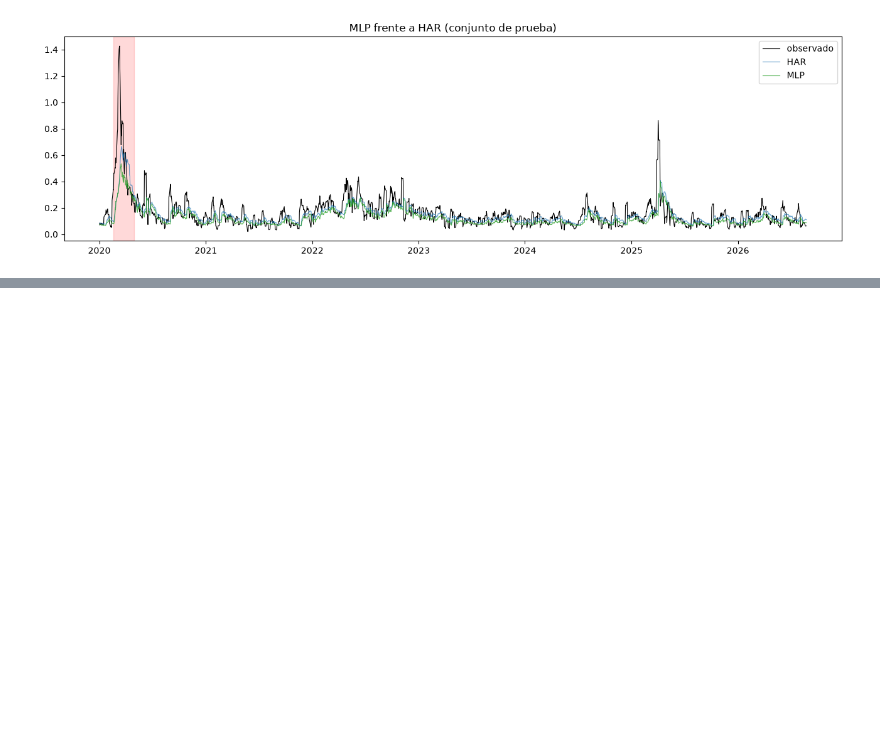
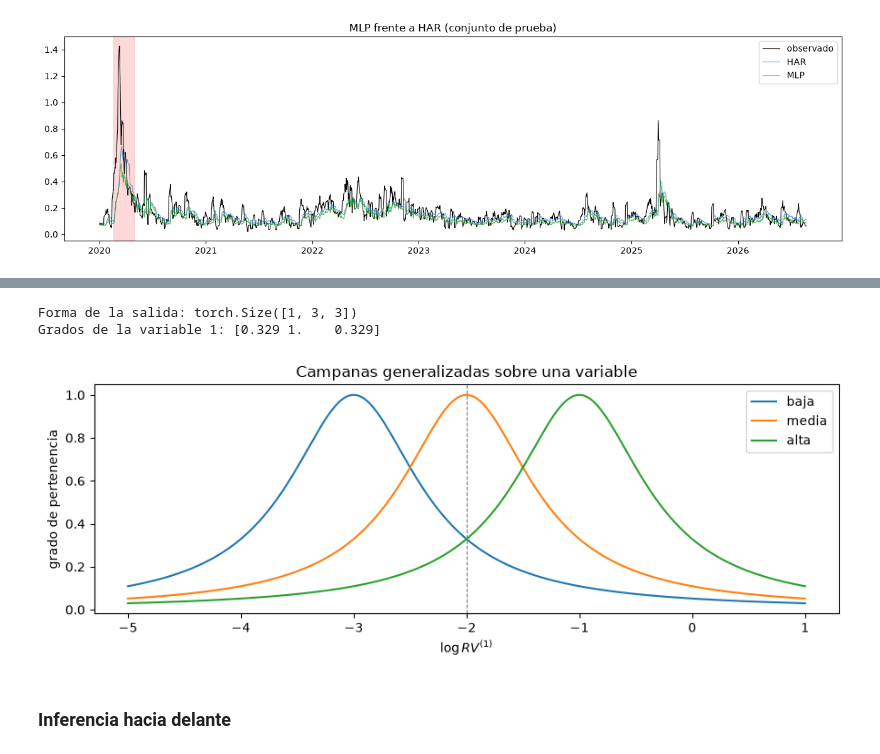
Before and after one commit to VictorSinNav/TFG, a Jupyter notebook: notebooks/02_modelos.ipynb, the cells around one changed output, grey strips where cells are left out. Saved outputs shown, nothing was run; the diff lists cells and outputs as text; code cells hidden in the pictures; blank space fills up the shorter version.

Commit message:
E.5.1 Funciones de pertenencia y E.5.2 Inferencia hacia delante

```diff
--- a/notebooks/02_modelos.ipynb
+++ b/notebooks/02_modelos.ipynb
@@ -213,0 +225,36 @@ plt.show()
+# %%
+import torch
+from src.anfis import CapaPertenencia
+
+# Prueba con parámetros puestos a mano, solo para ver la forma.
+capa = CapaPertenencia(n_entradas=3, n_conjuntos=3)
+with torch.no_grad():
+    capa.c[:] = torch.tensor([[-3., -2., -1.]] * 3)   # tres centros
+    capa.a[:] = 0.7
+    capa.log_b[:] = 0.0                                # b = 1
+
+x = torch.tensor([[-2.0, -2.0, -2.0]])
+mu = capa(x)
+print("Forma de la salida:", mu.shape)      # (1, 3, 3)
+print("Grados de la variable 1:", mu[0, 0].detach().numpy().round(3))
+# %% [output]
+Forma de la salida: torch.Size([1, 3, 3])
+Grados de la variable 1: [0.329 1.    0.329]
+# %%
+xs = torch.linspace(-5, 1, 400).unsqueeze(1).repeat(1, 3)
+mus = capa(xs).detach().numpy()
+
+fig, ax = plt.subplots(figsize=(9, 3.5))
+for j, etiqueta in enumerate(["baja", "media", "alta"]):
+    ax.plot(xs[:, 0], mus[:, 0, j], label=etiqueta)
+ax.axvline(-2.0, color="gray", ls="--", lw=0.8)
+ax.set_xlabel("$\\log RV^{(1)}$"); ax.set_ylabel("grado de pertenencia")
+ax.set_title("Campanas generalizadas sobre una variable")
+ax.legend()
+plt.tight_layout()
+plt.savefig("../results/figures/e5_pertenencia_ejemplo.png", dpi=150)
+plt.show()
+# %% [output]
+[figure, added]
+# %% [markdown]
+### Inferencia hacia delante
```
Also changed, not shown: parts of 6 cells of this notebook, 4 other files.
